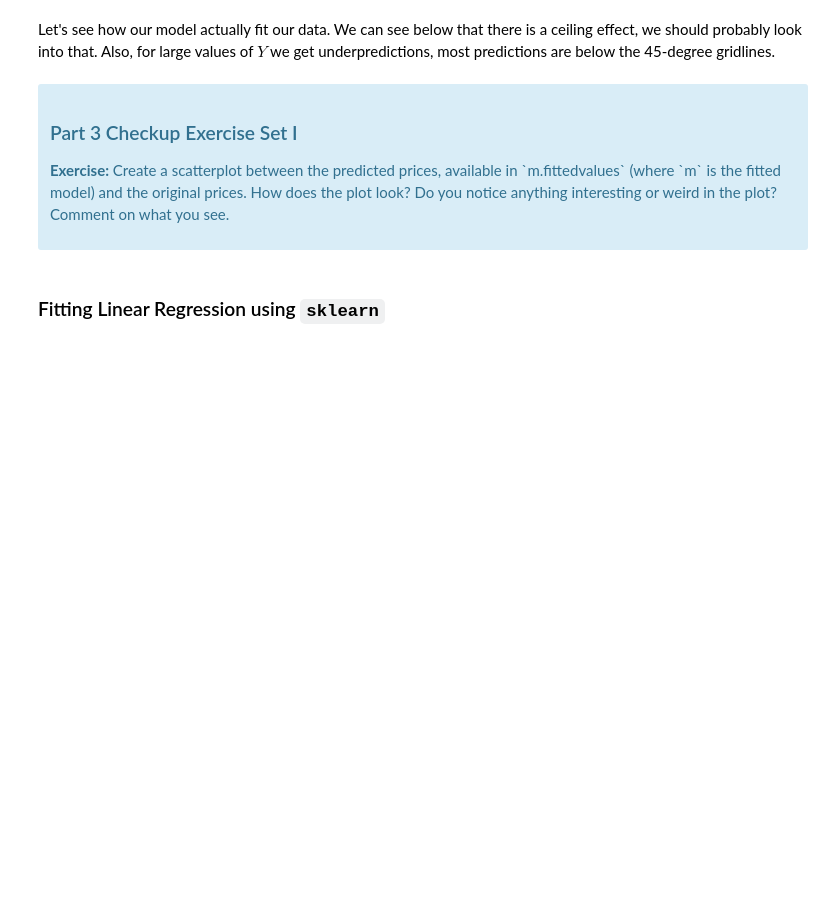
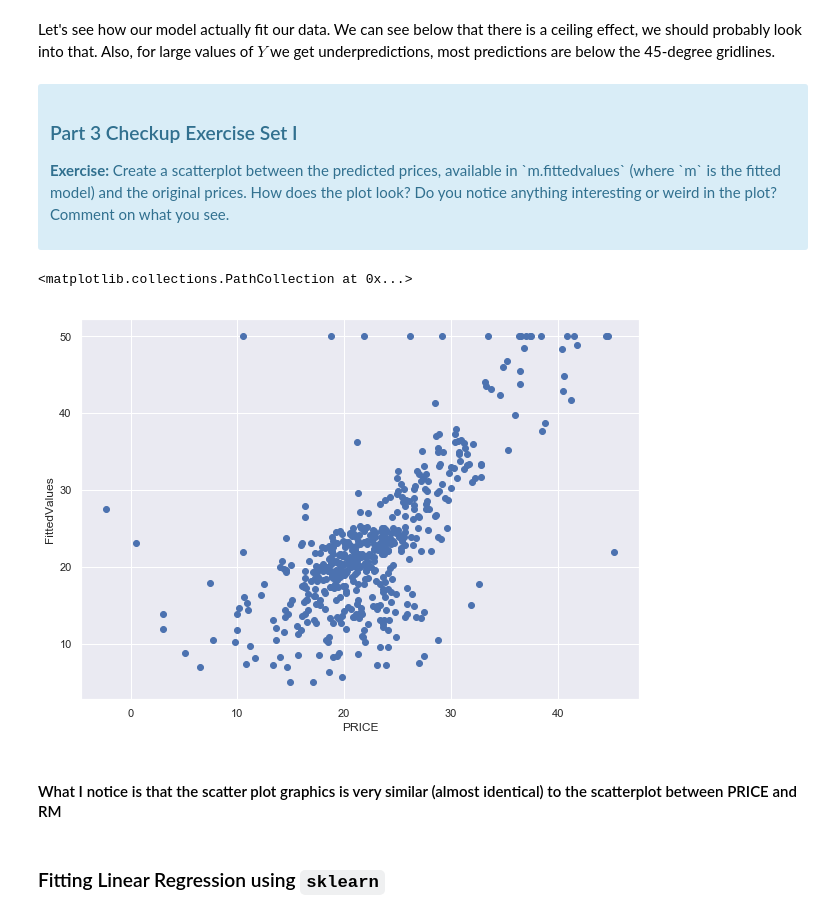
Before and after one commit to alketcecaj12/linear_regression, a Jupyter notebook: Mini_Project_Linear_Regression.ipynb, the cells around one changed output. Cells and saved outputs as stored; diff of their text form; code cells hidden in the pictures; blank space fills up the shorter version.

```diff
--- a/Mini_Project_Linear_Regression.ipynb
+++ b/Mini_Project_Linear_Regression.ipynb
@@ -436,3 +482,16 @@ Let's see how our model actually fit our data. We can see below that there is a
+# %%
+# your turn
+f = m.fittedvalues
+pr = bos['PRICE']
+plt.figure(figsize=(10,7))
+plt.xlabel('PRICE')
+plt.ylabel('FittedValues')
+plt.scatter(f,pr)
+# %% [output]
+<matplotlib.collections.PathCollection at 0x...>
+[figure, added]
+# %% [markdown]
+#### What I notice is that the scatter plot graphics is very similar (almost identical) to the scatterplot between PRICE and RM
 # %% [markdown]
 ### Fitting Linear Regression using `sklearn`
 # %%
```
Also changed, not shown: parts of 18 cells of this notebook.
